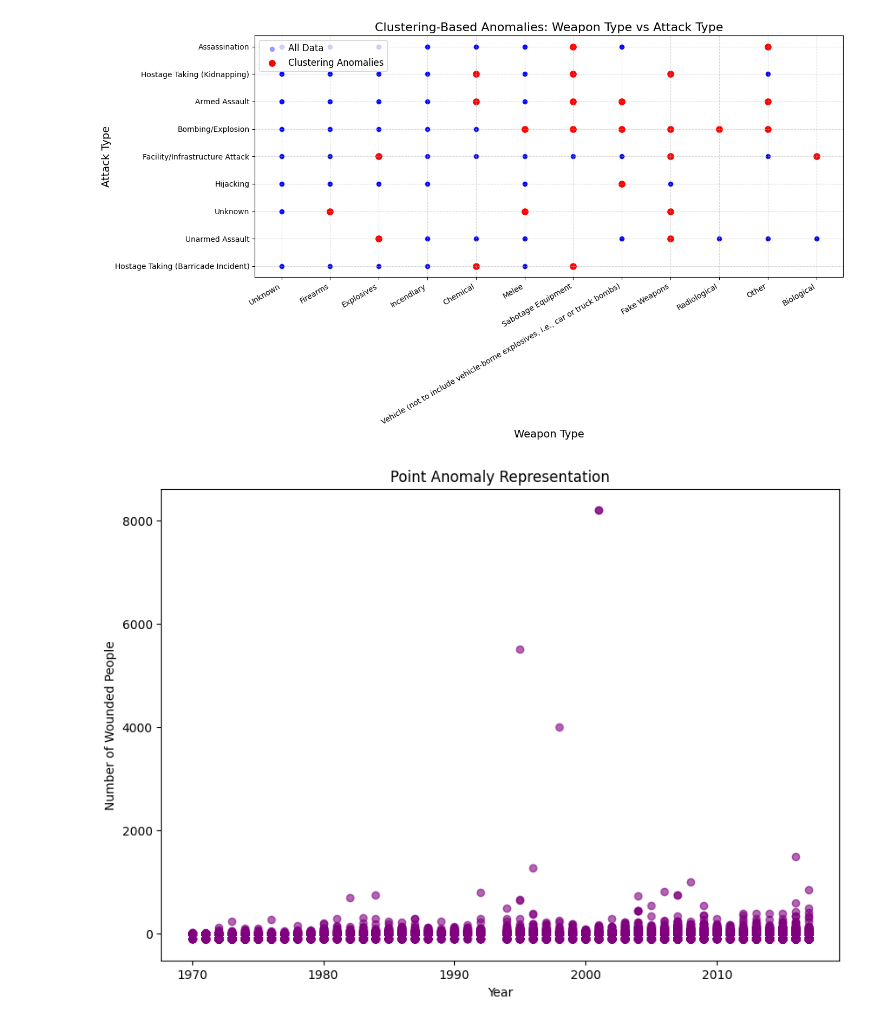
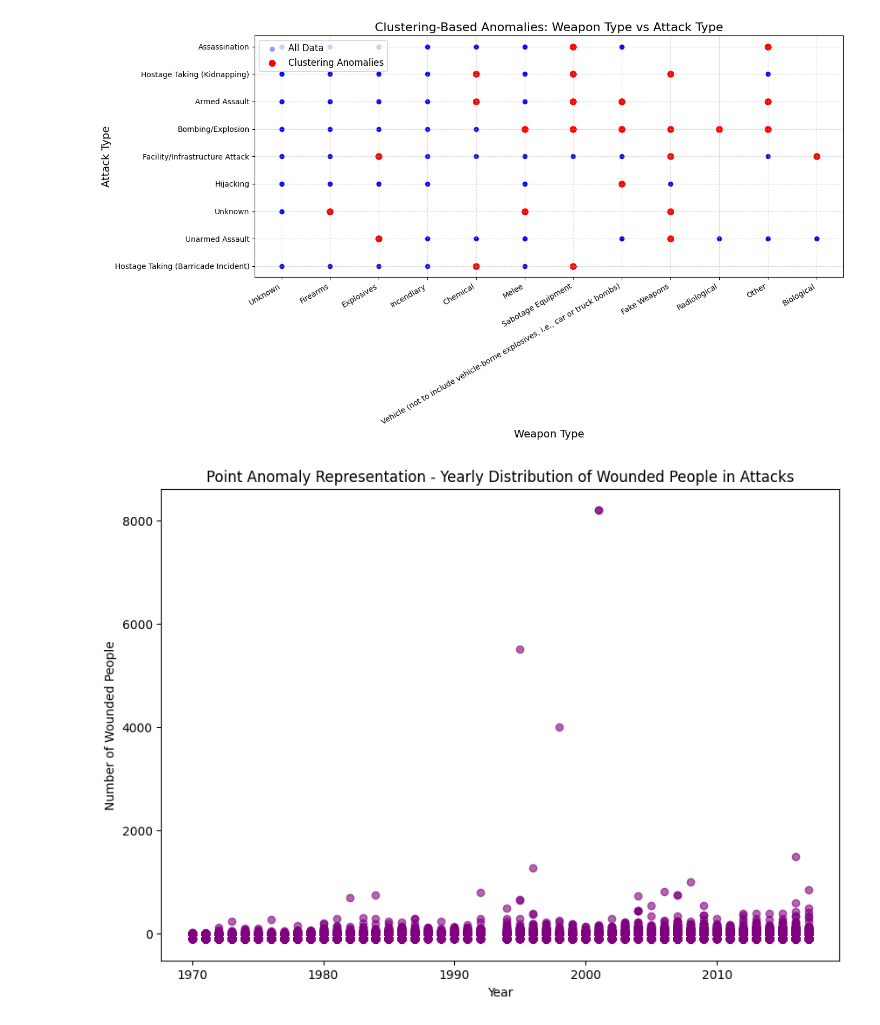
Before and after one commit to yllberisha/Global-Terrorism-Dataset-Analysis, a Jupyter notebook: anomalies.ipynb, the cells around one changed output. Drawn from its saved outputs; the diff is of its cells as text; code cells hidden in the pictures.

```diff
--- a/anomalies.ipynb
+++ b/anomalies.ipynb
@@ -237,16 +237,16 @@ plt.show()
 # %%
 fig, ax = plt.subplots(figsize=(10, 7))
 
 plt.scatter(
     x=filtered_df['Year'],
     y=filtered_df['Number of Wounded People'],
     alpha=0.6,
     color='purple'
 )
 
 plt.xlabel('Year')
 plt.ylabel('Number of Wounded People')
-plt.title('Point Anomaly Representation')
+plt.title('Point Anomaly Representation - Yearly Distribution of Wounded People in Attacks')
 plt.show()
 # %% [output]
-[figure, old version]
+[figure, new version]
```
Also changed, not shown: parts of 1 cell of this notebook, 1 other file.
